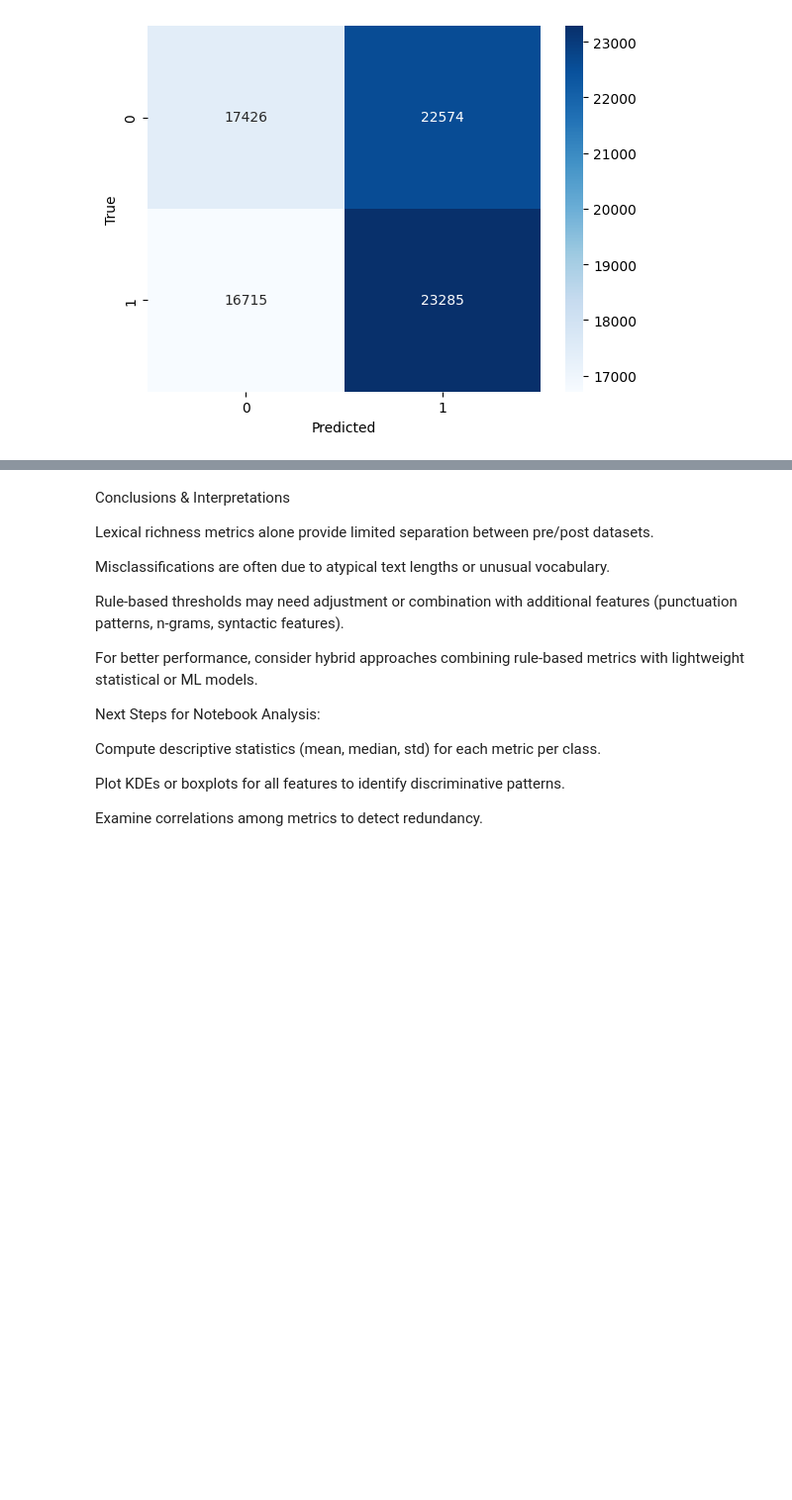
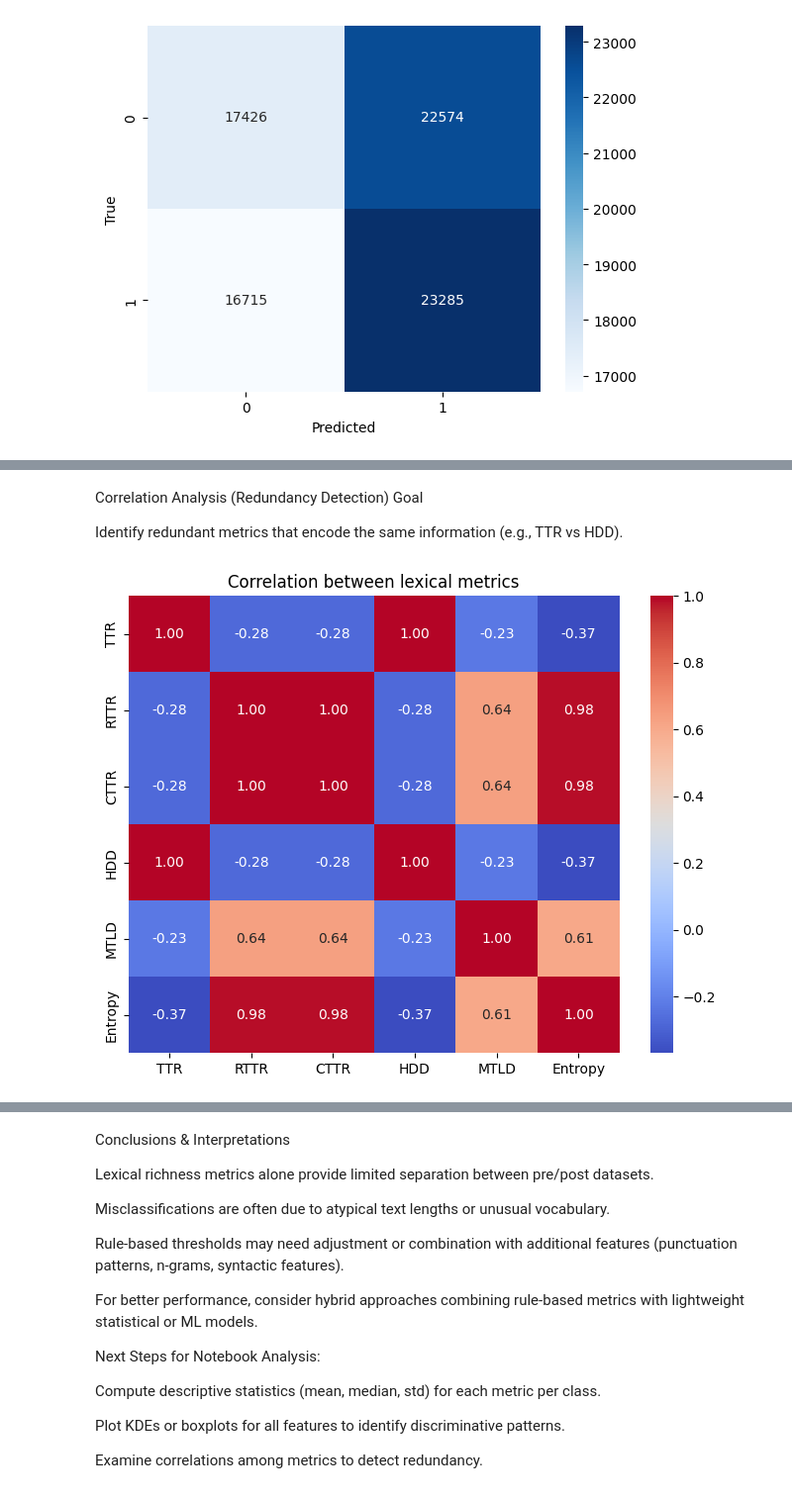
Before and after one commit to adr2204/codigo_analisis_red_trap_argentino, a Jupyter notebook: rule_based_eng.ipynb, the cells around one changed output, grey strips where cells are left out. Shown at 99% size. Drawn from its saved outputs; the diff is of its cells as text; code cells hidden in the pictures; blank space fills up the shorter version.

```diff
--- a/rule_based_eng.ipynb
+++ b/rule_based_eng.ipynb
@@ -237,0 +492,17 @@ plt.show()
+# %% [markdown]
+Correlation Analysis (Redundancy Detection)
+Goal
+
+Identify redundant metrics that encode the same information (e.g., TTR vs HDD).
+# %%
+# --------------------------------------------------------------
+# Correlation matrix
+# --------------------------------------------------------------
+corr = df[features].corr()
+
+plt.figure(figsize=(8,6))
+sns.heatmap(corr, annot=True, cmap="coolwarm", fmt=".2f")
+plt.title("Correlation between lexical metrics")
+plt.show()
+# %% [output]
+[figure, added]
```
Also changed, not shown: parts of 34 cells of this notebook.
